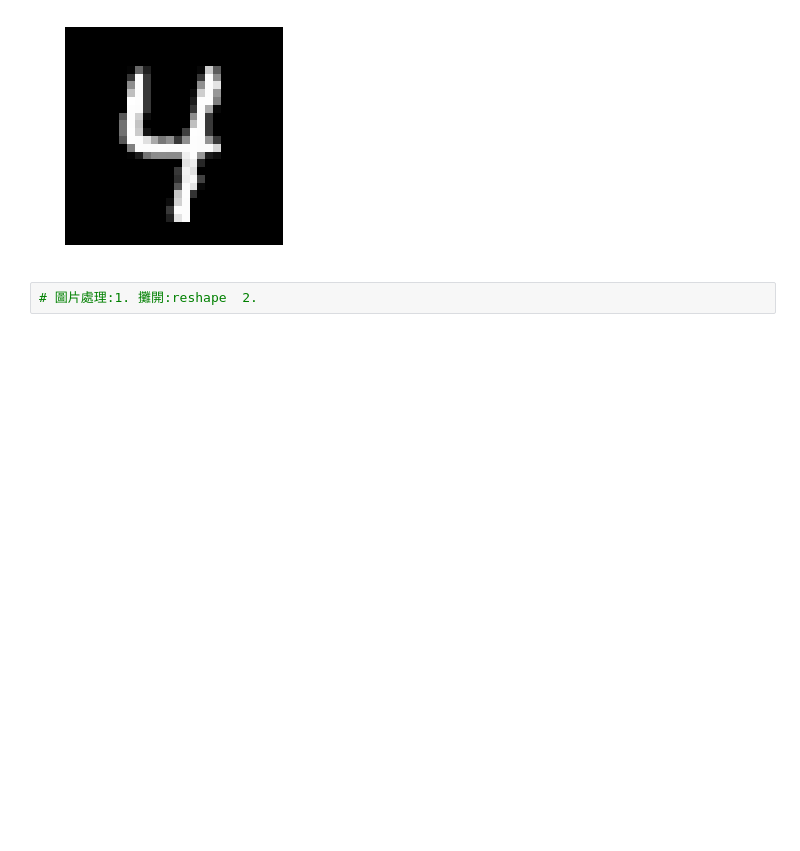
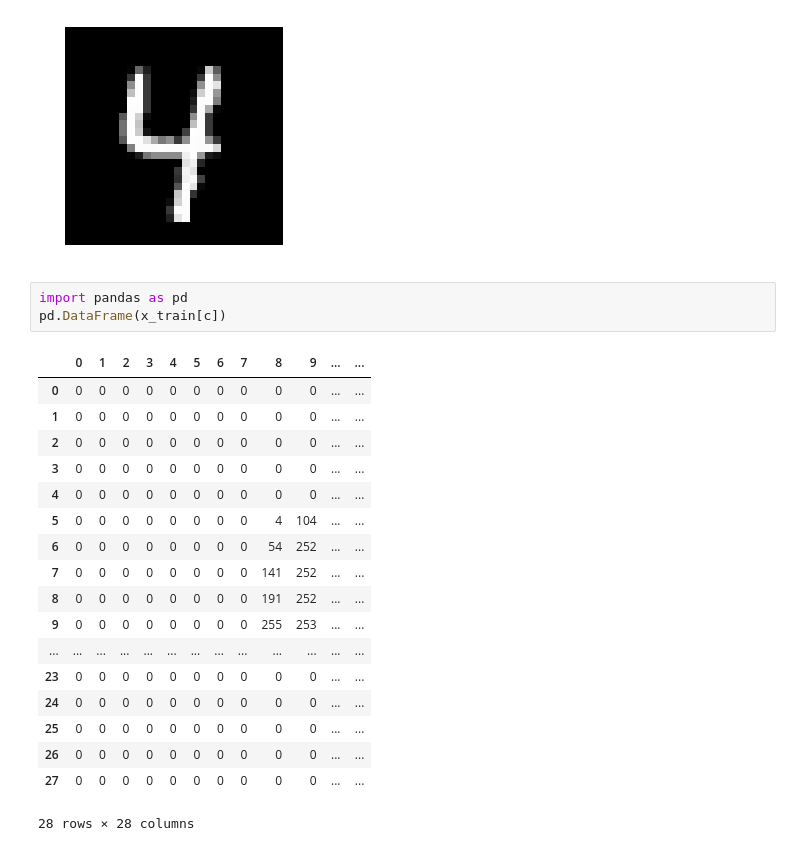
Before and after one commit to grand-coder/ML520, a Jupyter notebook: MLP.ipynb, the cells around one changed output. Cells and saved outputs as stored; diff of their text form; blank space fills up the shorter version.

```diff
--- a/MLP.ipynb
+++ b/MLP.ipynb
@@ -24,5 +24,25 @@ plt.imshow(x_train[c], cmap="gray")
 是什麼? 4
 <matplotlib.image.AxesImage at 0x...>
 [figure]
-# %%
-# 圖片處理:1. 攤開:reshape  2.
+# %%
+import pandas as pd
+pd.DataFrame(x_train[c])
+# %% [output]
+|  | 0 | 1 | 2 | 3 | 4 | 5 | 6 | 7 | 8 | 9 | ... | ... |
+| 0 | 0 | 0 | 0 | 0 | 0 | 0 | 0 | 0 | 0 | 0 | ... | ... |
+| 1 | 0 | 0 | 0 | 0 | 0 | 0 | 0 | 0 | 0 | 0 | ... | ... |
+| 2 | 0 | 0 | 0 | 0 | 0 | 0 | 0 | 0 | 0 | 0 | ... | ... |
+| 3 | 0 | 0 | 0 | 0 | 0 | 0 | 0 | 0 | 0 | 0 | ... | ... |
+| 4 | 0 | 0 | 0 | 0 | 0 | 0 | 0 | 0 | 0 | 0 | ... | ... |
+| 5 | 0 | 0 | 0 | 0 | 0 | 0 | 0 | 0 | 4 | 104 | ... | ... |
+| 6 | 0 | 0 | 0 | 0 | 0 | 0 | 0 | 0 | 54 | 252 | ... | ... |
+| 7 | 0 | 0 | 0 | 0 | 0 | 0 | 0 | 0 | 141 | 252 | ... | ... |
+| 8 | 0 | 0 | 0 | 0 | 0 | 0 | 0 | 0 | 191 | 252 | ... | ... |
+| 9 | 0 | 0 | 0 | 0 | 0 | 0 | 0 | 0 | 255 | 253 | ... | ... |
+| ... | ... | ... | ... | ... | ... | ... | ... | ... | ... | ... | ... | ... |
+| 23 | 0 | 0 | 0 | 0 | 0 | 0 | 0 | 0 | 0 | 0 | ... | ... |
+| 24 | 0 | 0 | 0 | 0 | 0 | 0 | 0 | 0 | 0 | 0 | ... | ... |
+| 25 | 0 | 0 | 0 | 0 | 0 | 0 | 0 | 0 | 0 | 0 | ... | ... |
+| 26 | 0 | 0 | 0 | 0 | 0 | 0 | 0 | 0 | 0 | 0 | ... | ... |
+| 27 | 0 | 0 | 0 | 0 | 0 | 0 | 0 | 0 | 0 | 0 | ... | ... |
+28 rows × 28 columns
```
Also changed, not shown: parts of 1 cell of this notebook.
